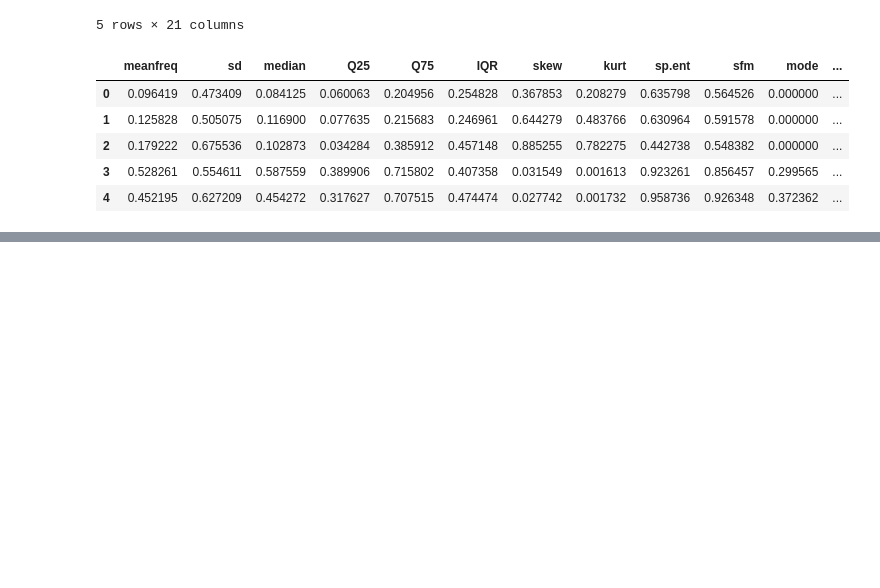
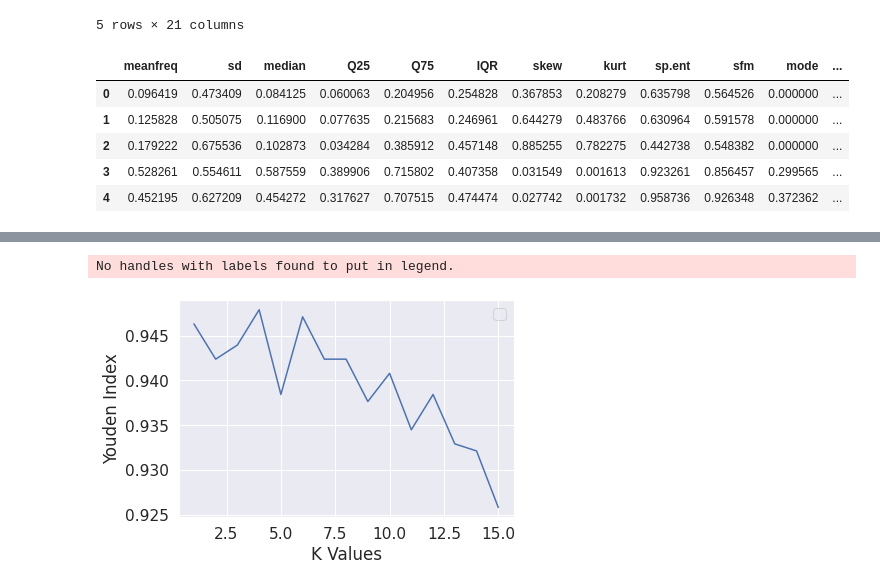
Before and after one commit to DataScienceGroup2/DataScienceExamPaper2020, a Jupyter notebook: KNeigborClassifier-K_Fold_Validation.ipynb, the cells around one changed output, grey strips where cells are left out. Cells and saved outputs as stored; diff of their text form; code cells hidden in the pictures; blank space fills up the shorter version.

```diff
--- a/KNeigborClassifier-K_Fold_Validation.ipynb
+++ b/KNeigborClassifier-K_Fold_Validation.ipynb
@@ -109,0 +217,10 @@ The optimal K value is 3 with a Youden Index of 0.9534341627364883%
+# %%
+# Generate a plot with the K values and their corresponding Youden Indexes
+plt.plot(range(1,16), youden_scores)
+plt.xlabel("K Values")
+plt.ylabel("Youden Index")
+plt.legend()
+plt.show()
+# %% [output]
+No handles with labels found to put in legend.
+[figure, added]
```
Also changed, not shown: parts of 5 cells of this notebook, 1 other file.
